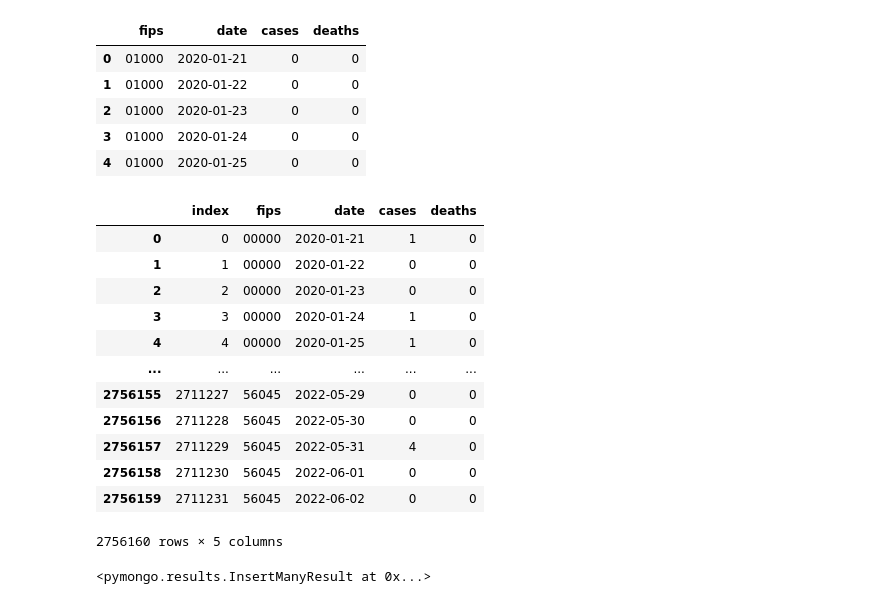
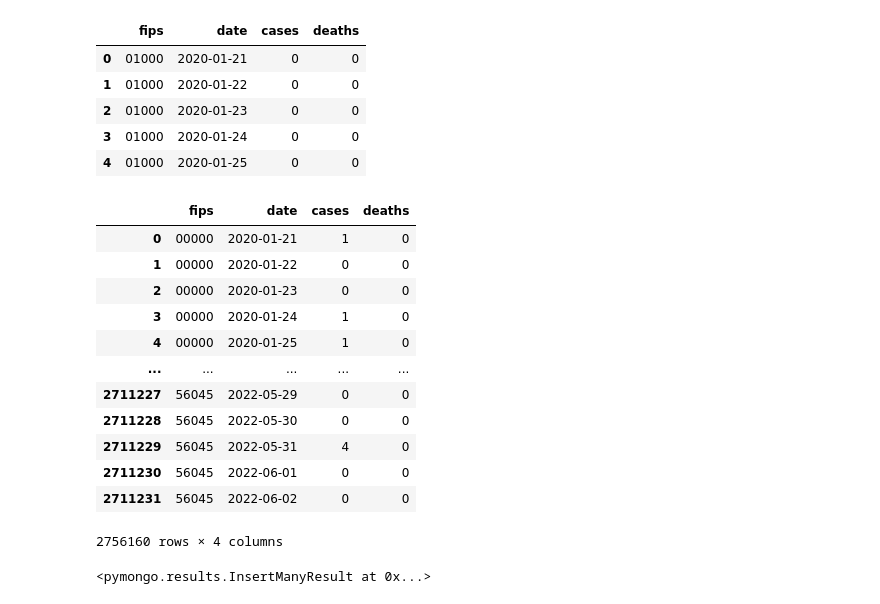
Before and after one commit to jcierocki/mda-project, a Jupyter notebook: notebooks/database_populating.ipynb, the cells around one changed output. Cells and saved outputs as stored; diff of their text form; code cells hidden in the pictures.

```diff
--- a/notebooks/database_populating.ipynb
+++ b/notebooks/database_populating.ipynb
@@ -53,36 +54,36 @@ df_cases_grouped.head()
 # %%
 df_cases_total = df_cases_grouped \
     .groupby("date")[["cases", "deaths"]] \
     .sum() \
     .reset_index()
 
 df_cases_total["fips"] = "00000"
 
 df_cases_all = pd.concat([
     df_cases_total,
     df_cases_grouped,
     df_cases
 ]) \
     .loc[:, ["fips", "date", "cases", "deaths"]] \
     .sort_values(["fips", "date"])
 
-df_cases_all = df_cases_all.loc[df_cases_all.fips < "57000", :].reset_index()
+df_cases_all = df_cases_all.loc[df_cases_all.fips < "57000", :]
 
 df_cases_all
 # %% [output]
-|  | index | fips | date | cases | deaths |
-| 0 | 0 | 00000 | 2020-01-21 | 1 | 0 |
-| 1 | 1 | 00000 | 2020-01-22 | 0 | 0 |
-| 2 | 2 | 00000 | 2020-01-23 | 0 | 0 |
-| 3 | 3 | 00000 | 2020-01-24 | 1 | 0 |
-| 4 | 4 | 00000 | 2020-01-25 | 1 | 0 |
-| ... | ... | ... | ... | ... | ... |
-| 2756155 | 2711227 | 56045 | 2022-05-29 | 0 | 0 |
-| 2756156 | 2711228 | 56045 | 2022-05-30 | 0 | 0 |
-| 2756157 | 2711229 | 56045 | 2022-05-31 | 4 | 0 |
-| 2756158 | 2711230 | 56045 | 2022-06-01 | 0 | 0 |
-| 2756159 | 2711231 | 56045 | 2022-06-02 | 0 | 0 |
+|  | fips | date | cases | deaths |
+| 0 | 00000 | 2020-01-21 | 1 | 0 |
+| 1 | 00000 | 2020-01-22 | 0 | 0 |
+| 2 | 00000 | 2020-01-23 | 0 | 0 |
+| 3 | 00000 | 2020-01-24 | 1 | 0 |
+| 4 | 00000 | 2020-01-25 | 1 | 0 |
+| ... | ... | ... | ... | ... |
+| 2711227 | 56045 | 2022-05-29 | 0 | 0 |
+| 2711228 | 56045 | 2022-05-30 | 0 | 0 |
+| 2711229 | 56045 | 2022-05-31 | 4 | 0 |
+| 2711230 | 56045 | 2022-06-01 | 0 | 0 |
+| 2711231 | 56045 | 2022-06-02 | 0 | 0 |
-2756160 rows × 5 columns
+2756160 rows × 4 columns
 # %%
 client["MDAProjectDatabase"]["daily_covid_cases"].insert_many(df_cases_all.to_dict("records"))
 # %% [output]
```
Also changed, not shown: parts of 4 cells of this notebook, 1 other file.
